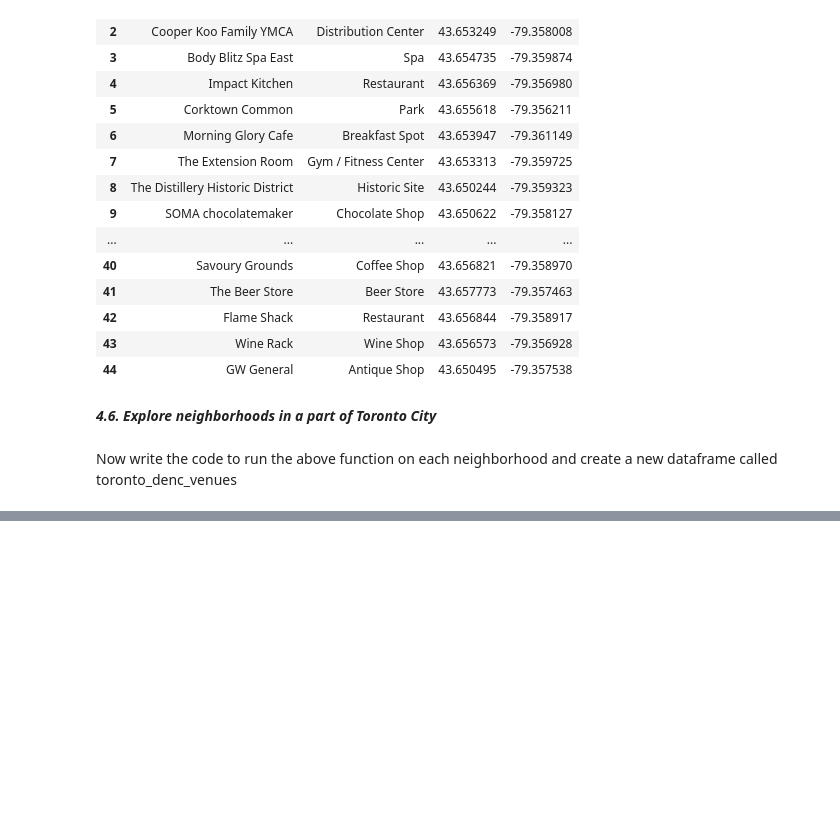
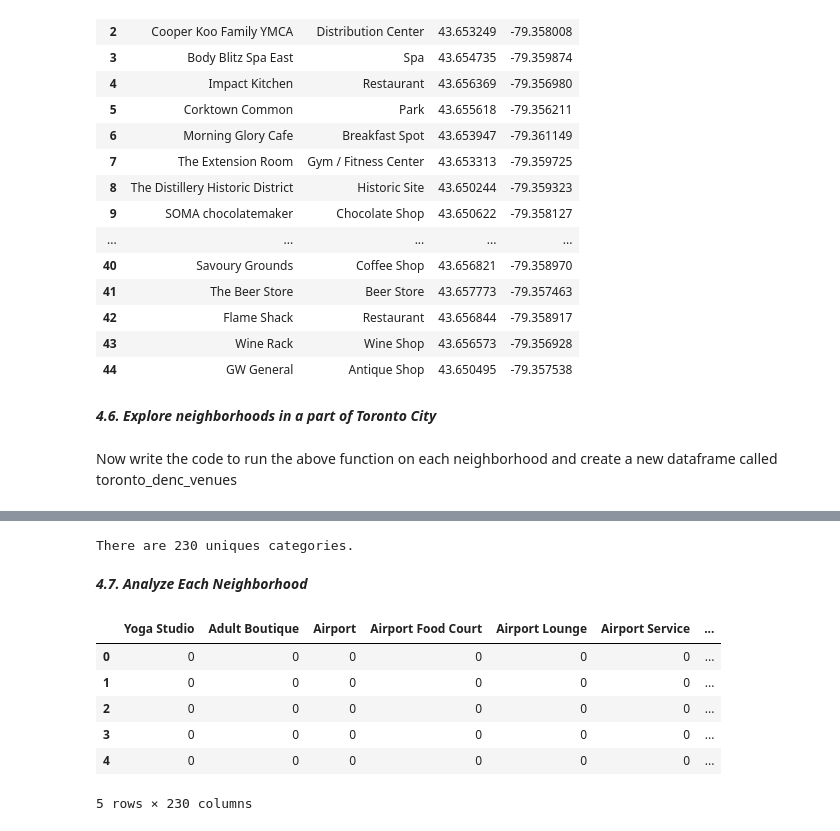
Before and after one commit to izemRachid/Coursera_Capstone, a Jupyter notebook: Segmenting and Clustering Neighborhoods in Toronto.ipynb, the cells around one changed output, grey strips where cells are left out. Drawn from its saved outputs; the diff is of its cells as text; code cells hidden in the pictures; blank space fills up the shorter version.

Commit message:
Published from Watson Studio.

```diff
--- a/Segmenting and Clustering Neighborhoods in Toronto.ipynb
+++ b/Segmenting and Clustering Neighborhoods in Toronto.ipynb
@@ -367,3 +367,29 @@ toronto_denc_venues.groupby('Neighborhood').count()
 | The Danforth West, Riverdale | 42 | 42 | 42 | 42 | 42 | ... |
 | Toronto Dominion Centre, Design E... | 100 | 100 | 100 | 100 | 100 | ... |
 | University of Toronto, Harbord | 31 | 31 | 31 | 31 | 31 | ... |
+# %%
+print('There are {} uniques categories.'.format(len(toronto_denc_venues['Venue Category'].unique())))
+# %% [output]
+There are 230 uniques categories.
+# %% [markdown]
+***4.7. Analyze Each Neighborhood***
+# %%
+# one hot encoding
+toronto_denc_onehot = pd.get_dummies(toronto_denc_venues[['Venue Category']], prefix="", prefix_sep="")
+
+# add neighborhood column back to dataframe
+toronto_denc_onehot['Neighborhood'] = toronto_denc_venues['Neighborhood']
+
+# move neighborhood column to the first column
+fixed_columns = [toronto_denc_onehot.columns[-1]] + list(toronto_denc_onehot.columns[:-1])
+toronto_denc_onehot = toronto_denc_onehot[fixed_columns]
+
+toronto_denc_onehot.head()
+# %% [output]
+|  | Yoga Studio | Adult Boutique | Airport | Airport Food Court | Airport Lounge | Airport Service | ... |
+| 0 | 0 | 0 | 0 | 0 | 0 | 0 | ... |
+| 1 | 0 | 0 | 0 | 0 | 0 | 0 | ... |
+| 2 | 0 | 0 | 0 | 0 | 0 | 0 | ... |
+| 3 | 0 | 0 | 0 | 0 | 0 | 0 | ... |
+| 4 | 0 | 0 | 0 | 0 | 0 | 0 | ... |
+5 rows × 230 columns
```
Also changed, not shown: parts of 20 cells of this notebook.
